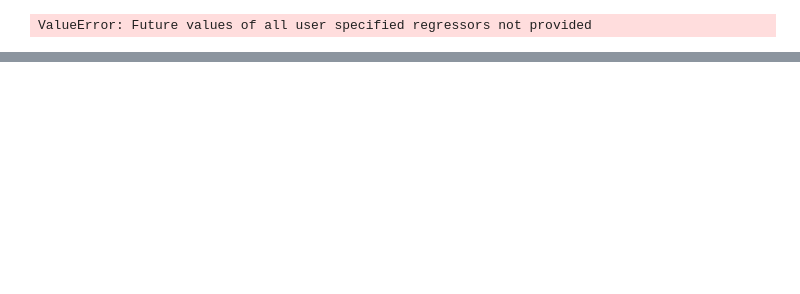
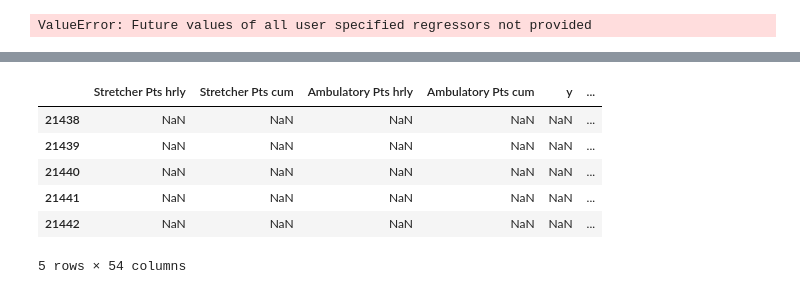
Before and after one commit to drdevinhopkins/hourly-report-neuralprophet, a Jupyter notebook: notebooks/with_weather.ipynb, the cells around one changed output, grey strips where cells are left out. Cells and saved outputs as stored; diff of their text form; code cells hidden in the pictures; blank space fills up the shorter version.

```diff
--- a/notebooks/with_weather.ipynb
+++ b/notebooks/with_weather.ipynb
@@ -100,0 +147,11 @@ ValueError: Future values of all user specified regressors not provided
+# %%
+future = pd.concat([df.tail(48),weather[weather.ds>last_timestamp].head(12)])
+future.tail()
+# %% [output]
+|  | Stretcher Pts hrly | Stretcher Pts cum | Ambulatory Pts hrly | Ambulatory Pts cum | y | ... |
+| 21438 | NaN | NaN | NaN | NaN | NaN | ... |
+| 21439 | NaN | NaN | NaN | NaN | NaN | ... |
+| 21440 | NaN | NaN | NaN | NaN | NaN | ... |
+| 21441 | NaN | NaN | NaN | NaN | NaN | ... |
+| 21442 | NaN | NaN | NaN | NaN | NaN | ... |
+5 rows × 54 columns
```
Also changed, not shown: parts of 10 cells of this notebook, 3 other files.
